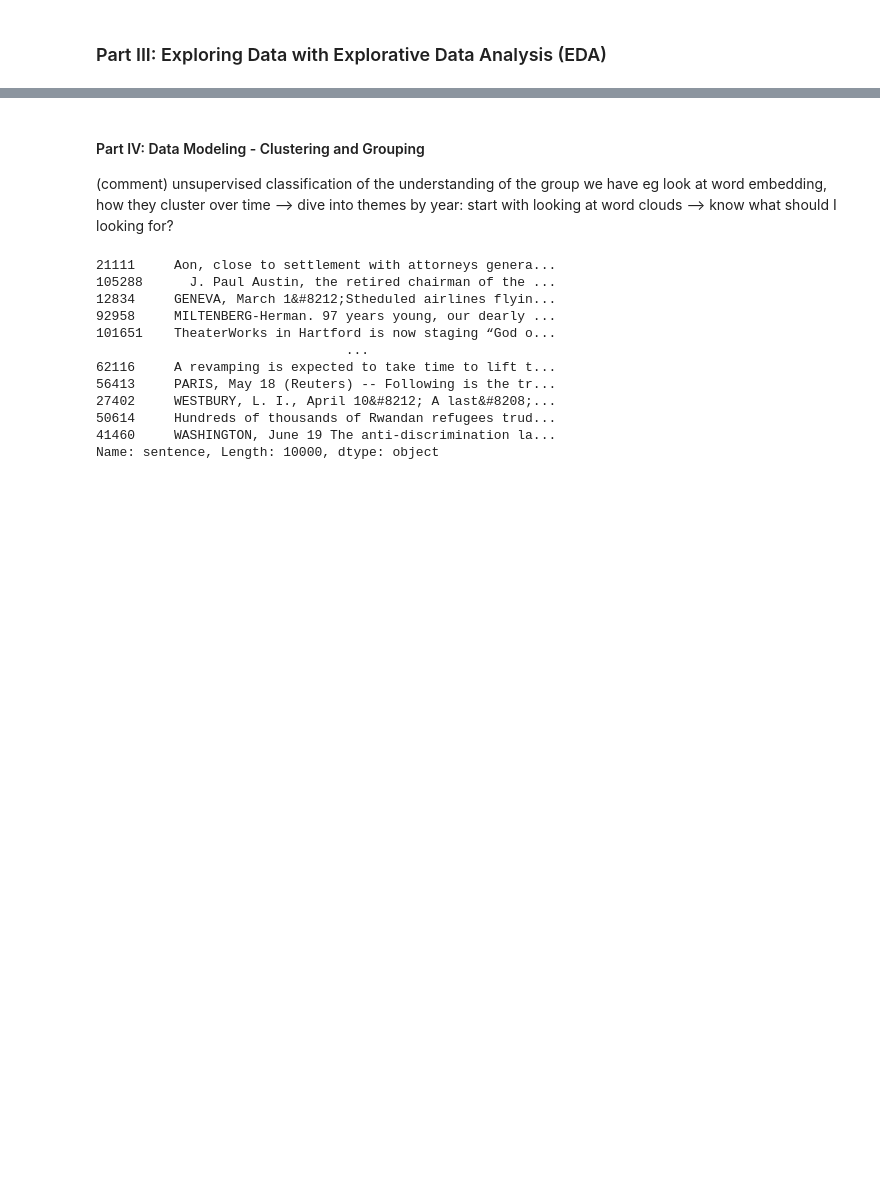
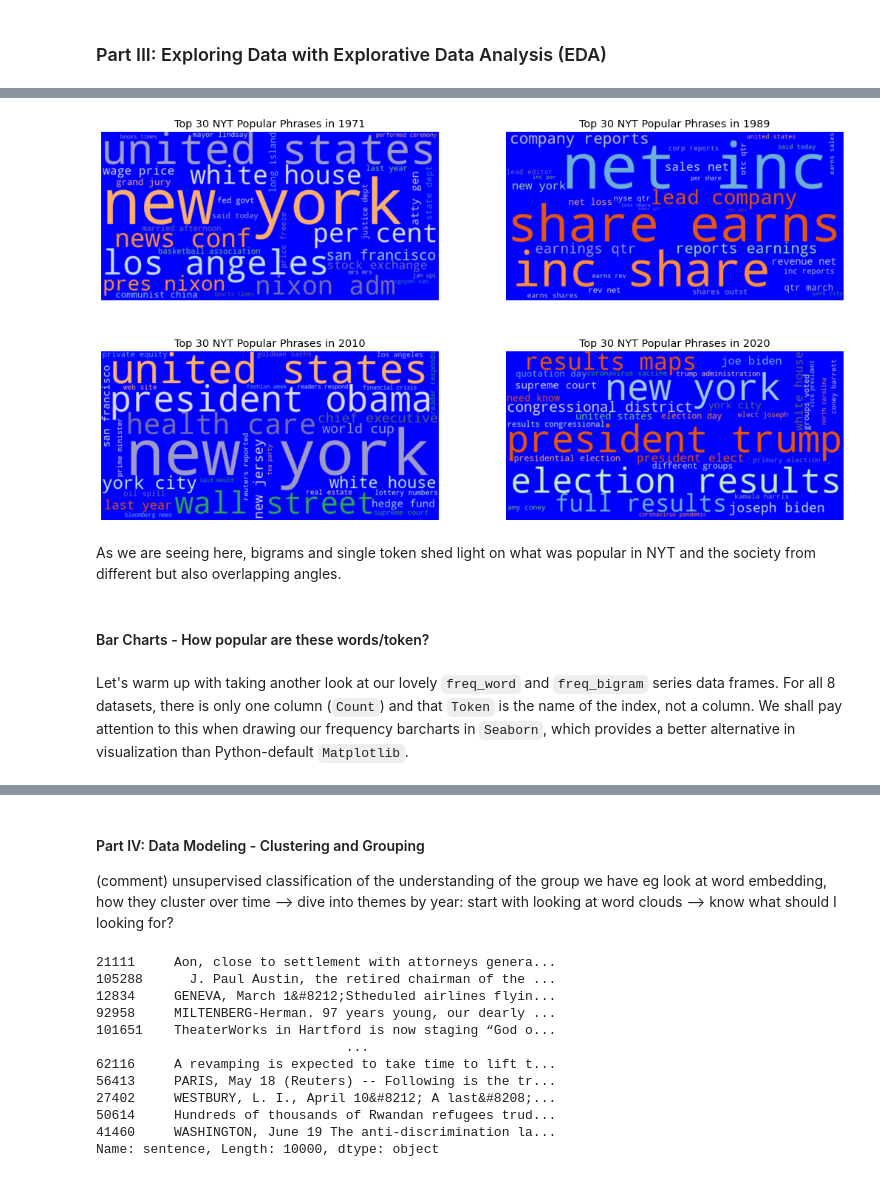
Before and after one commit to jcvincentliu/Diving-into-NYT-Articles-in-Four-Years, a Jupyter notebook: project.ipynb, the cells around one changed output, grey strips where cells are left out. Drawn from its saved outputs; the diff is of its cells as text; code cells hidden in the pictures; blank space fills up the shorter version.

```diff
--- a/project.ipynb
+++ b/project.ipynb
@@ -279,0 +367,27 @@ count_bigram_nyt1989.most_common(20)
+# %%
+plt.figure(figsize=(18, 10)) ###
+
+plt.subplot(2,2,1)  #nrows, ncols, index
+wordcloud(count_bigram_nyt1971, title='Top 30 NYT Popular Phrases in 1971', max_words=30, stopwords = stop_lst2)
+plt.savefig("wordcloudNYT1971_bigram")
+
+plt.subplot(2,2,2)  #nrows, ncols, index
+wordcloud(count_bigram_nyt1989, title='Top 30 NYT Popular Phrases in 1989', max_words=30, background_color = "blue", stopwords = stop_lst2)
+plt.savefig("wordcloudNYT1989_bigram")
+
+plt.subplot(2,2,3)  #nrows, ncols, index
+wordcloud(count_bigram_nyt2010, title='Top 30 NYT Popular Phrases in 2010', max_words=30, background_color = "white", stopwords = stop_lst2)
+plt.savefig("wordcloudNYT2010_bigram")
+
+plt.subplot(2,2,4)  #nrows, ncols, index
+wordcloud(count_bigram_nyt2020, title='Top 30 NYT Popular Phrases in 2020', max_words=30, background_color = "blue", stopwords = stop_lst2)
+plt.savefig("wordcloudNYT2020_bigram")
+# %% [output]
+[figure, added]
+# %% [markdown]
+
+As we are seeing here, bigrams and single token shed light on what was popular in NYT and the society from different but also overlapping angles.
+# %% [markdown]
+#### Bar Charts - How popular are these words/token?
+# %% [markdown]
+Let's warm up with taking another look at our lovely `freq_word` and `freq_bigram` series data frames. For all 8 datasets, there is only one column (`Count`) and that `Token` is the name of the index, not a column. We shall pay attention to this when drawing our frequency barcharts in `Seaborn`, which provides a better alternative in visualization than Python-default `Matplotlib`.
```
Also changed, not shown: parts of 53 cells of this notebook.
